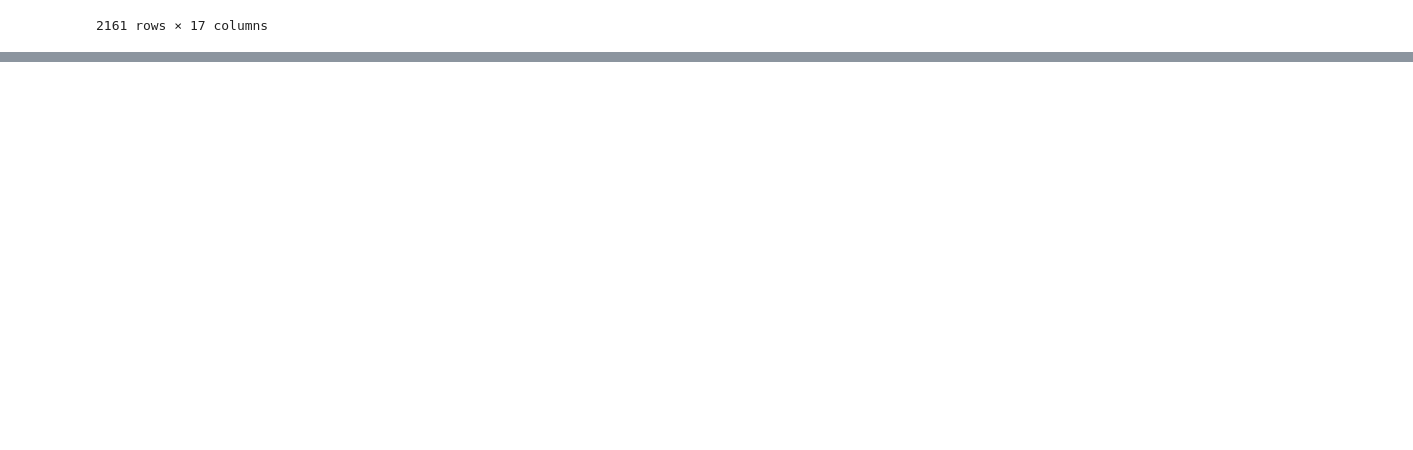
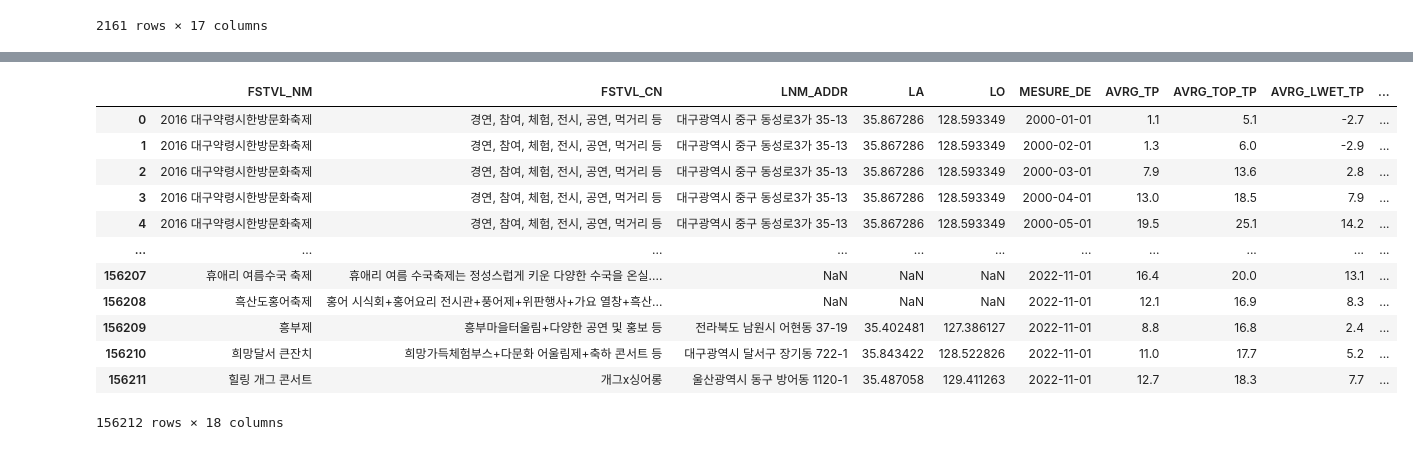
Before and after one commit to meshob2002/festival_preprocessing, a Jupyter notebook: dataset.ipynb, the cells around one changed output, grey strips where cells are left out. Cells and saved outputs as stored; diff of their text form; code cells hidden in the pictures; blank space fills up the shorter version.

```diff
--- a/dataset.ipynb
+++ b/dataset.ipynb
@@ -426,0 +532,3 @@ wether1[wether1['FSTVL_NM'] =='2016 대구약령시한방문화축제']
+# %%
+# 날씨 데이터셋에서 축제 이름 추출
+fest_name_val = wether_concat['FSTVL_NM'].unique()
@@ -426,0 +540,3 @@ wether1[wether1['FSTVL_NM'] =='2016 대구약령시한방문화축제']
+# %%
+#
+matching_values = near_concat[near_concat['FCLTY_NM'].isin(fest_name_val)]
@@ -426,0 +559,3 @@ wether1[wether1['FSTVL_NM'] =='2016 대구약령시한방문화축제']
+# %%
+matching_values['FSTVL_BEGIN_DE'] = pd.to_datetime(matching_values['FSTVL_BEGIN_DE'], format='%Y%m%d')
+matching_values['FSTVL_END_DE'] = pd.to_datetime(matching_values['FSTVL_END_DE'], format='%Y%m%d')
@@ -426,0 +573,24 @@ wether1[wether1['FSTVL_NM'] =='2016 대구약령시한방문화축제']
+# %%
+matching_values =matching_values.drop_duplicates(subset='FCLTY_NM')
+# %%
+merged_df = pd.merge(wether_concat, matching_values[['FCLTY_NM', 'FSTVL_BEGIN_DE', 'FSTVL_END_DE']],
+                     left_on='FSTVL_NM', right_on='FCLTY_NM', how='left')
+
+# Drop the duplicate 'FCLTY_NM' column
+merged_df = merged_df.drop(columns='FCLTY_NM')
+
+merged_df
+# %% [output]
+|  | FSTVL_NM | FSTVL_CN | LNM_ADDR | LA | LO | MESURE_DE | AVRG_TP | AVRG_TOP_TP | AVRG_LWET_TP | ... |
+| 0 | 2016 대구약령시한방문화축제 | 경연, 참여, 체험, 전시, 공연, 먹거리 등 | 대구광역시 중구 동성로3가 35-13 | 35.867286 | 128.593349 | 2000-01-01 | 1.1 | 5.1 | -2.7 | ... |
+| 1 | 2016 대구약령시한방문화축제 | 경연, 참여, 체험, 전시, 공연, 먹거리 등 | 대구광역시 중구 동성로3가 35-13 | 35.867286 | 128.593349 | 2000-02-01 | 1.3 | 6.0 | -2.9 | ... |
+| 2 | 2016 대구약령시한방문화축제 | 경연, 참여, 체험, 전시, 공연, 먹거리 등 | 대구광역시 중구 동성로3가 35-13 | 35.867286 | 128.593349 | 2000-03-01 | 7.9 | 13.6 | 2.8 | ... |
+| 3 | 2016 대구약령시한방문화축제 | 경연, 참여, 체험, 전시, 공연, 먹거리 등 | 대구광역시 중구 동성로3가 35-13 | 35.867286 | 128.593349 | 2000-04-01 | 13.0 | 18.5 | 7.9 | ... |
+| 4 | 2016 대구약령시한방문화축제 | 경연, 참여, 체험, 전시, 공연, 먹거리 등 | 대구광역시 중구 동성로3가 35-13 | 35.867286 | 128.593349 | 2000-05-01 | 19.5 | 25.1 | 14.2 | ... |
+| ... | ... | ... | ... | ... | ... | ... | ... | ... | ... | ... |
+| 156207 | 휴애리 여름수국 축제 | 휴애리 여름 수국축제는 정성스럽게 키운 다양한 수국을 온실.... | NaN | NaN | NaN | 2022-11-01 | 16.4 | 20.0 | 13.1 | ... |
+| 156208 | 흑산도홍어축제 | 홍어 시식회+홍어요리 전시관+풍어제+위판행사+가요 열창+흑산... | NaN | NaN | NaN | 2022-11-01 | 12.1 | 16.9 | 8.3 | ... |
+| 156209 | 흥부제 | 흥부마을터울림+다양한 공연 및 홍보 등 | 전라북도 남원시 어현동 37-19 | 35.402481 | 127.386127 | 2022-11-01 | 8.8 | 16.8 | 2.4 | ... |
+| 156210 | 희망달서 큰잔치 | 희망가득체험부스+다문화 어울림제+축하 콘서트 등 | 대구광역시 달서구 장기동 722-1 | 35.843422 | 128.522826 | 2022-11-01 | 11.0 | 17.7 | 5.2 | ... |
+| 156211 | 힐링 개그 콘서트 | 개그x싱어롱 | 울산광역시 동구 방어동 1120-1 | 35.487058 | 129.411263 | 2022-11-01 | 12.7 | 18.3 | 7.7 | ... |
+156212 rows × 18 columns
```
Also changed, not shown: parts of 22 cells of this notebook, 2 other files.
